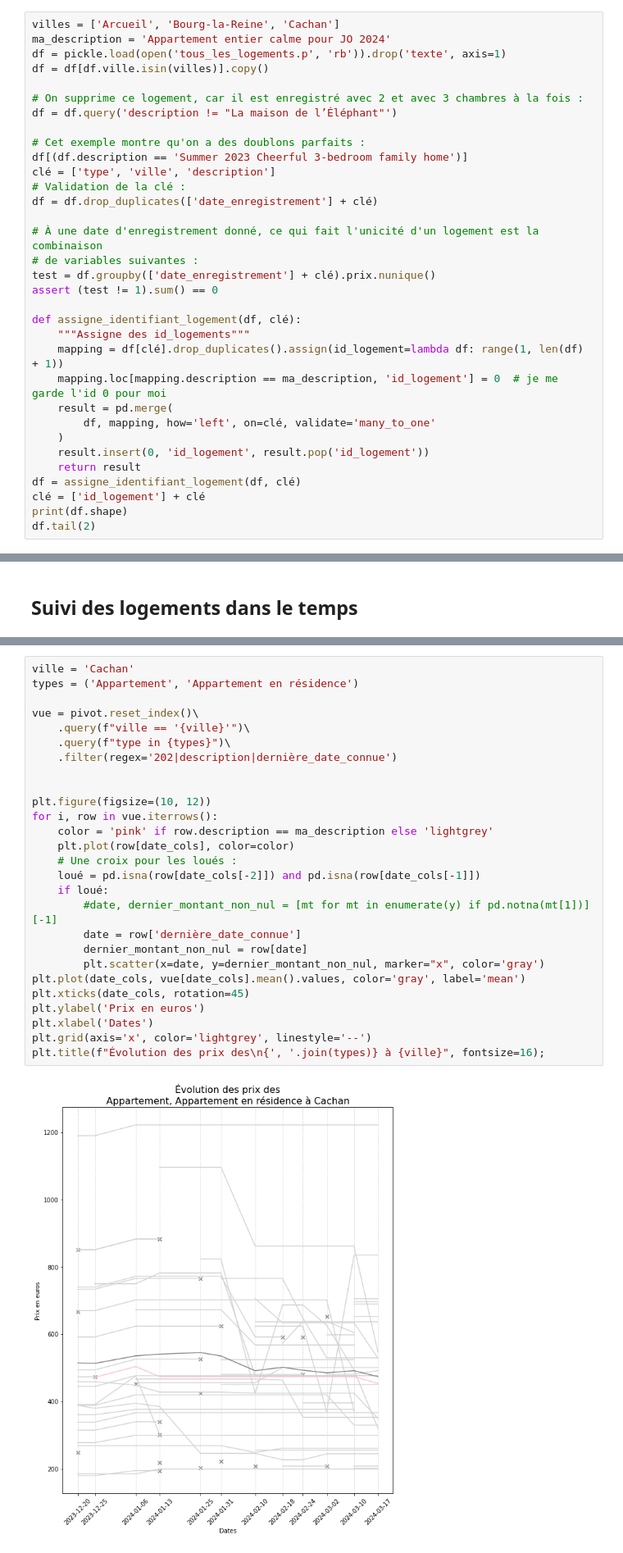
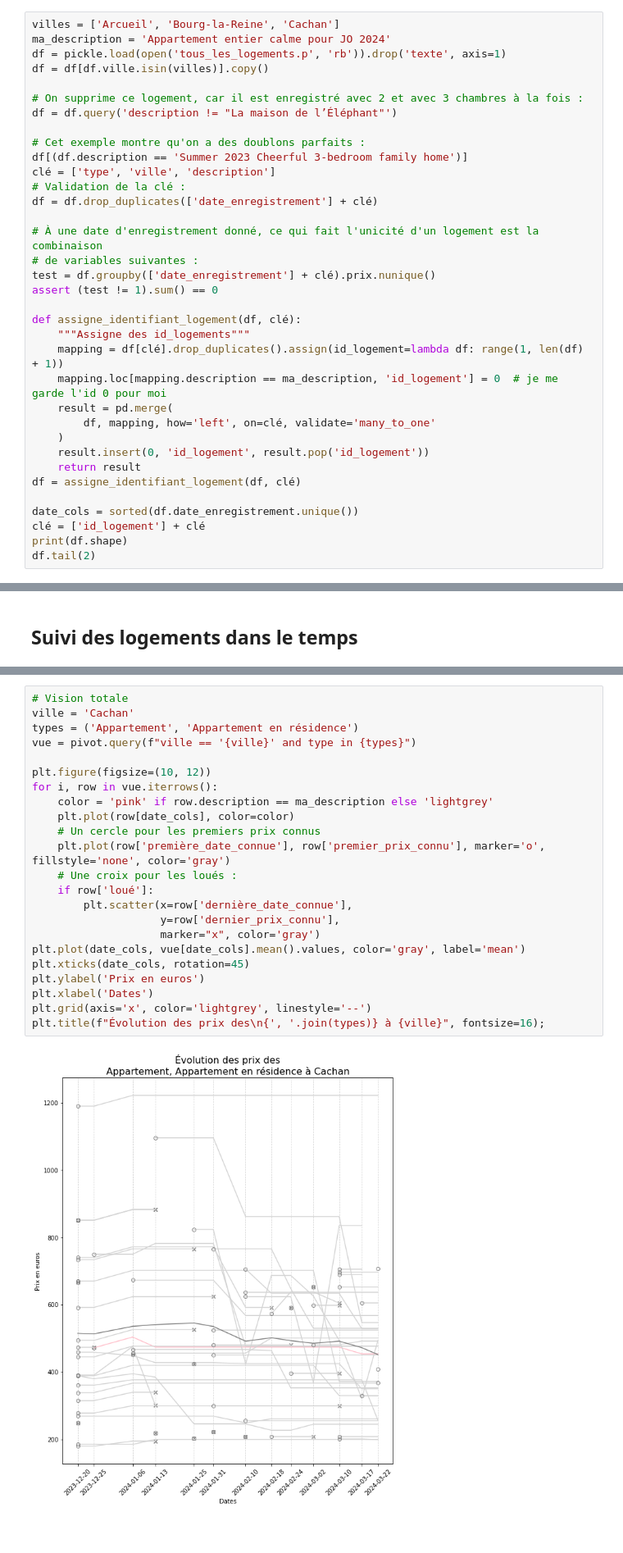
Before and after one commit to PierreDesmet/AirBNB_JO_2024, a Jupyter notebook: Analyses.ipynb, the cells around one changed output, grey strips where cells are left out. Shown at 82% size. Cells and saved outputs as stored; diff of their text form.

```diff
--- a/Analyses.ipynb
+++ b/Analyses.ipynb
@@ -41,6 +41,8 @@ def assigne_identifiant_logement(df, clé):
     result.insert(0, 'id_logement', result.pop('id_logement'))
     return result
 df = assigne_identifiant_logement(df, clé)
+
+date_cols = sorted(df.date_enregistrement.unique())
 clé = ['id_logement'] + clé
 print(df.shape)
 df.tail(2)
@@ -233,29 +166,25 @@ pivot.query("id_logement == 27")
 # %%
+# Vision totale
 ville = 'Cachan'
 types = ('Appartement', 'Appartement en résidence')
-
-vue = pivot.reset_index()\
-    .query(f"ville == '{ville}'")\
-    .query(f"type in {types}")\
-    .filter(regex='202|description|dernière_date_connue')
-
+vue = pivot.query(f"ville == '{ville}' and type in {types}")
 
 plt.figure(figsize=(10, 12))
 for i, row in vue.iterrows():
     color = 'pink' if row.description == ma_description else 'lightgrey'
     plt.plot(row[date_cols], color=color)
+    # Un cercle pour les premiers prix connus
+    plt.plot(row['première_date_connue'], row['premier_prix_connu'], marker='o', fillstyle='none', color='gray')
     # Une croix pour les loués :
-    loué = pd.isna(row[date_cols[-2]]) and pd.isna(row[date_cols[-1]])
-    if loué:
-        #date, dernier_montant_non_nul = [mt for mt in enumerate(y) if pd.notna(mt[1])][-1]
-        date = row['dernière_date_connue']
-        dernier_montant_non_nul = row[date]
-        plt.scatter(x=date, y=dernier_montant_non_nul, marker="x", color='gray')
+    if row['loué']:
+        plt.scatter(x=row['dernière_date_connue'],
+                    y=row['dernier_prix_connu'],
+                    marker="x", color='gray')
 plt.plot(date_cols, vue[date_cols].mean().values, color='gray', label='mean')
 plt.xticks(date_cols, rotation=45)
 plt.ylabel('Prix en euros')
 plt.xlabel('Dates')
 plt.grid(axis='x', color='lightgrey', linestyle='--')
 plt.title(f"Évolution des prix des\n{', '.join(types)} à {ville}", fontsize=16);
 # %% [output]
-[figure, old version]
+[figure, new version]
```
Also changed, not shown: parts of 20 cells of this notebook, 14 other files.
